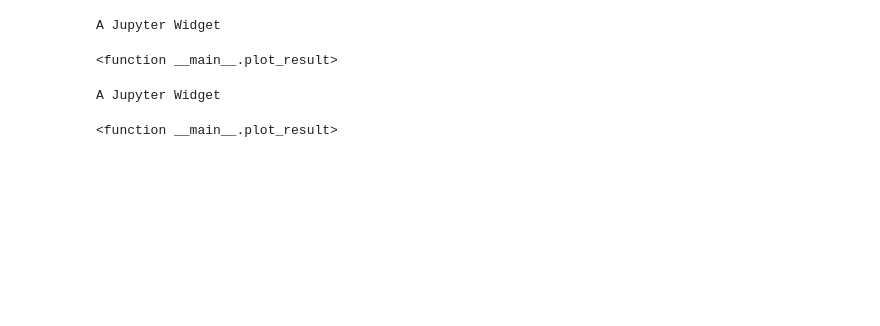
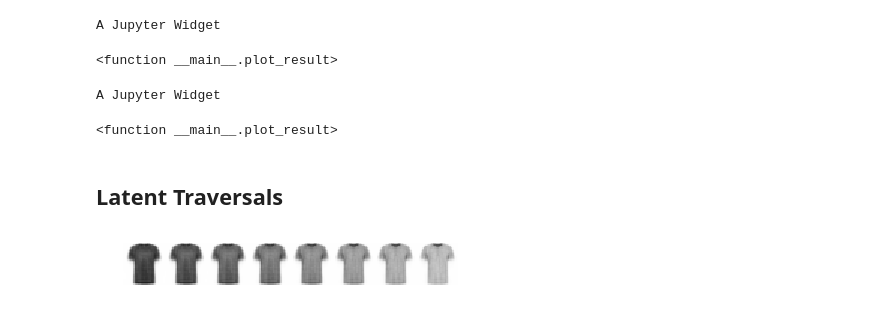
Before and after one commit to Alfo5123/Variational-Sparse-Coding, a Jupyter notebook: notebooks/Experiment_Plots.ipynb, the cells around one changed output. Drawn from its saved outputs; the diff is of its cells as text; code cells hidden in the pictures; blank space fills up the shorter version.

Commit message:
Update experiments notebook. Added vsc conditional sampling plots

```diff
--- a/notebooks/Experiment_Plots.ipynb
+++ b/notebooks/Experiment_Plots.ipynb
@@ -786,3 +806,5 @@ interact(plot_result ,
 # %% [output]
 A Jupyter Widget
 <function __main__.plot_result>
+# %% [markdown]
+## Latent Traversals
@@ -788,0 +854,47 @@ A Jupyter Widget
+# %%
+import random
+def plot_horizontal_traversal ( example_image , model , alpha , length , delta , encoding_info = False ):
+
+    decoded , mu, logvar,logspike  = model.forward( example_image )
+    z = model.reparameterize( mu , logvar , logspike  )
+
+
+    # Non zero elements
+    non_zero = []
+    for i in range(z.shape[1]):
+        if np.abs(z[0,i].detach().numpy()) > 1e-4:
+            non_zero.append(i)
+
+    # Pick a random non zero coordinate
+    ind = random.choice(non_zero)
+
+    # Encoding information
+    if encoding_info :
+
+        print( ind )
+        print( non_zero)
+        plt.figure(figsize = (5,5))
+        plt.plot(np.arange(z.shape[1]), z.detach().numpy()[0,:])
+        plt.show()
+
+    # Produce result images
+    images = []
+    for i in range(length):
+
+        z1 = z.clone()
+        img =  torchvision.utils.make_grid( model.decode( z1 ).view(1,1,28,28) )
+        npimg = 1 - img.detach().numpy() # White background
+        images.append(np.transpose(npimg, (1, 2, 0)))
+        z[ 0, ind ] -= delta
+
+    traversal = np.concatenate(images, axis = 1 )
+
+    plt.axis('off')
+    plt.imshow(traversal)
+    plt.show()
+
+    return traversal
+# %%
+im1 = plot_horizontal_traversal( fashion_images[9] , vsc_fashion_models_001[-1], 0.01, 8 , 0.2)
+# %% [output]
+[figure, added]
```
Also changed, not shown: parts of 36 cells of this notebook.
